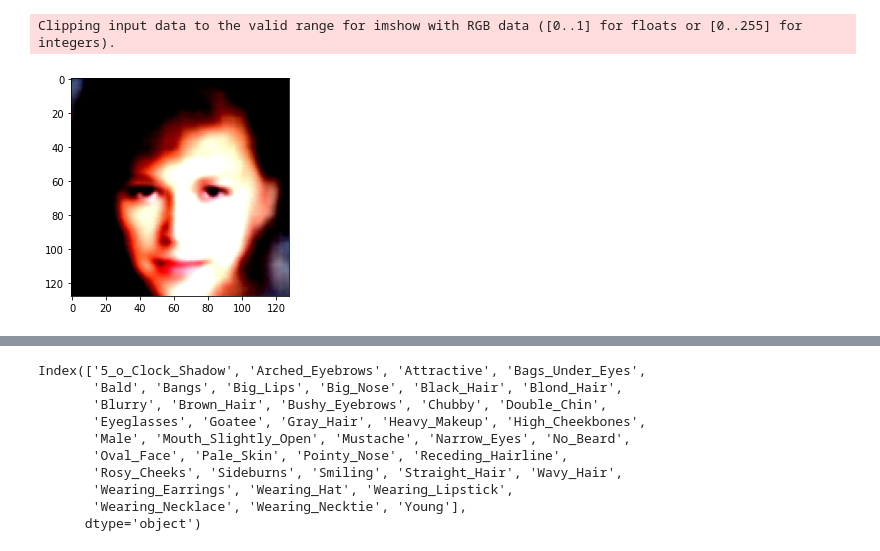
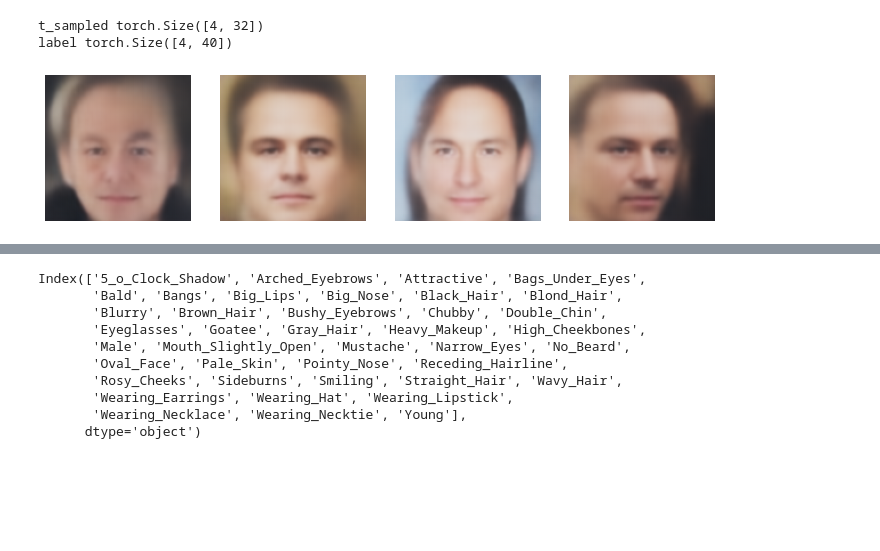
Before and after one commit to redrag0n/face_creation, a Jupyter notebook: visualization.ipynb, the cells around one changed output, grey strips where cells are left out. Drawn from its saved outputs; the diff is of its cells as text; code cells hidden in the pictures; blank space fills up the shorter version.

```diff
--- a/visualization.ipynb
+++ b/visualization.ipynb
@@ -8,7 +8,7 @@ from celeba_dataset import CelebaDataset, IMG_SHAPE, data_transforms
 import matplotlib.pyplot as plt
 # %%
 DATA_DIR = '../data'
-MODEL_PATH = '../models/attempt20/epoch16'
+MODEL_PATH = '../models/attempt22/epoch22'
 ANNOTATION_DATA_PATH = f'{DATA_DIR}/list_attr_celeba.csv'
 DATA_PATH = f'{DATA_DIR}/img_align_celeba'
 # %%
@@ -67,11 +69,16 @@ Clipping input data to the valid range for imshow with RGB data ([0..1] for floa
 # %%
-def creation(labels):
-    labels_encoded = [[1 if l in labels else 0 for l in all_labels]]
-    generated = m.generate_random_with_label(labels_encoded).detach().numpy()[0]
+def creation(labels, count):
+    labels_encoded = [[1 if l in labels else 0 for l in all_labels]] * count
+    generated = m.generate_random_with_label(labels_encoded)#.detach().numpy()
     #print(generated)
-    plt.imshow(np.moveaxis(generated, 0, -1))
+    fig, ax = plt.subplots(1,  count, figsize=(3 * count, 3))
+    for i in range(count):
+        ax[i].imshow(np.moveaxis(generated[i], 0, -1))
+        ax[i].axis('off')
+    plt.show()
 # %%
-creation([])
+creation(['Male'], 4)
 # %% [output]
-Clipping input data to the valid range for imshow with RGB data ([0..1] for floats or [0..255] for integers).
+t_sampled torch.Size([4, 32])
+label torch.Size([4, 40])
-[figure, old version]
+[figure, new version]
```
Also changed, not shown: parts of 6 cells of this notebook, 3 other files.
